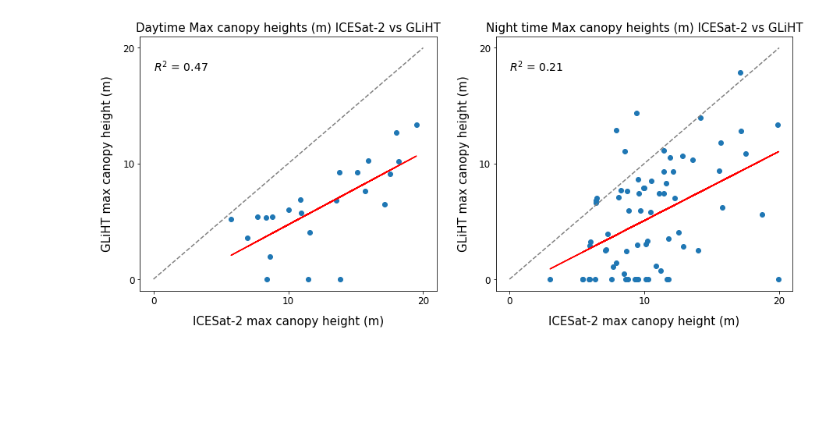
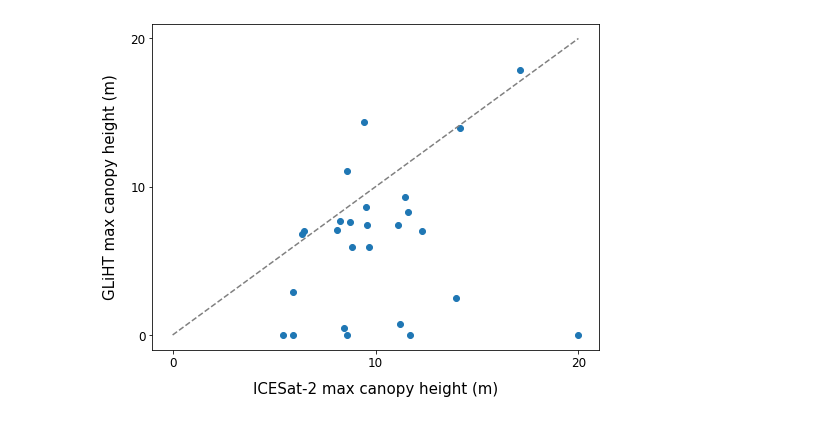
Before and after one commit to kvshashank/Codes, a Jupyter notebook: ICESat-2_codes/ATL08_exploratory_data_analysis.ipynb, the cells around one changed output. Drawn from its saved outputs; the diff is of its cells as text; code cells hidden in the pictures; blank space fills up the shorter version.

```diff
--- a/ICESat-2_codes/ATL08_exploratory_data_analysis.ipynb
+++ b/ICESat-2_codes/ATL08_exploratory_data_analysis.ipynb
@@ -163,58 +189,29 @@ plt.show()
 # %%
-### Compare the GLiHt max canopy heights with ICESat2
-
-day_data = pd.read_csv("r.stats_compare_icesat2_day_gliht_max_canopy", header=None, sep=" ",
-                        names=["icesat2","gliht"])
-night_data = pd.read_csv("r.stats_compare_icesat2_night_gliht_max_canopy", header=None, sep=" ",
-                        names=["icesat2","gliht"])
+data = pd.read_csv("rstats_gliht_icesat_cabo_rojo_night", header=None, sep=" ", names=["gliht", "icesat2"])
 
 ## Remove outliers from data
-day_data = day_data[(day_data["icesat2"] < 20) & (day_data["gliht"] < 20)]
-night_data = night_data[(night_data["icesat2"] < 20) & (night_data["gliht"] < 20)]
+data = data[(data["icesat2"] < 20) & (data["gliht"] < 20)]
 
-fig, (ax1, ax2) = plt.subplots(nrows=1, ncols=2, figsize=(15,6))
+fig, ax = plt.subplots(figsize=(8,6))
 
-## Plot Daytime
-ax1.plot(day_data["icesat2"],day_data["gliht"],"o")
-ax1.set_title("Daytime Max canopy heights (m) ICESat-2 vs GLiHT", fontsize=15)
-ax1.set_xlabel("ICESat-2 max canopy height (m)", fontsize=15, labelpad=12)
-ax1.set_ylabel("GLiHT max canopy height (m)", fontsize=15, labelpad=12)
-ax1.set_xticks(np.arange(0,30,10))
-ax1.set_yticks(np.arange(0,30,10))
-ax1.set_xticklabels(np.arange(0,30,10), fontsize=12)
-ax1.set_yticklabels(np.arange(0,30,10), fontsize=12)
-ax1.plot(np.arange(0,30,10), np.arange(0,30,10), '--', c='grey')
+ax.plot(data["icesat2"],data["gliht"],"o")
+ax.set_xlabel("ICESat-2 max canopy height (m)", fontsize=15, labelpad=12)
+ax.set_ylabel("GLiHT max canopy height (m)", fontsize=15, labelpad=12)
+ax.set_xticks(np.arange(0,30,10))
+ax.set_yticks(np.arange(0,30,10))
+ax.set_xticklabels(np.arange(0,30,10), fontsize=12)
+ax.set_yticklabels(np.arange(0,30,10), fontsize=12)
+ax.plot(np.arange(0,30,10), np.arange(0,30,10), '--', c='grey')
 
 # Linear regression
-reg = LinearRegression().fit(np.array(day_data["icesat2"]).reshape(-1, 1), np.array(day_data["gliht"]).reshape(-1, 1))
-m = reg.coef_[0][0]
-c = reg.intercept_
-ax1.plot(day_data["icesat2"], m*day_data["icesat2"] + c, c='red')
-r2 = str(round(reg.score(np.array(day_data["icesat2"]).reshape(-1, 1), np.array(day_data["gliht"]).reshape(-1, 1)), 2))
-ax1.text(0,18,"$R^2$ = %s" %r2, fontsize=14)
-#ax1.text(0,16,"slope = %s" %str(round(m, 2)), fontsize=14)
-
-
-## Plot Nighttime
-ax2.plot(night_data["icesat2"],night_data["gliht"],"o")
-ax2.set_title("Night time Max canopy heights (m) ICESat-2 vs GLiHT", fontsize=15)
-ax2.set_xlabel("ICESat-2 max canopy height (m)", fontsize=15, labelpad=12)
-ax2.set_ylabel("GLiHT max canopy height (m)", fontsize=15, labelpad=12)
-ax2.set_xticks(np.arange(0,30,10))
-ax2.set_yticks(np.arange(0,30,10))
-ax2.set_xticklabels(np.arange(0,30,10), fontsize=12)
-ax2.set_yticklabels(np.arange(0,30,10), fontsize=12)
-ax2.plot(np.arange(0,30,10), np.arange(0,30,10), '--', c='grey')
-
-# Linear regression
-reg = LinearRegression().fit(np.array(night_data["icesat2"]).reshape(-1, 1), np.array(night_data["gliht"]).reshape(-1, 1))
-m = reg.coef_[0][0]
-c = reg.intercept_
-ax2.plot(night_data["icesat2"], m*night_data["icesat2"] + c, c='red')
-r2 = str(round(reg.score(np.array(night_data["icesat2"]).reshape(-1, 1), np.array(night_data["gliht"]).reshape(-1, 1)), 2))
-ax2.text(0,18,"$R^2$ = %s" %r2, fontsize=14)
-#ax2.text(0,16,"slope = %s" %str(round(m, 2)), fontsize=14)
+#reg = LinearRegression().fit(np.array(data["icesat2"]).reshape(-1, 1), np.array(data["gliht"]).reshape(-1, 1))
+#m = reg.coef_[0][0]
+#c = reg.intercept_
+#ax.plot(data["icesat2"], m*data["icesat2"] + c, c='red')
+#r2 = str(round(reg.score(np.array(data["icesat2"]).reshape(-1, 1), np.array(data["gliht"]).reshape(-1, 1)), 2))
+#ax.text(0,18,"$R^2$ = %s" %r2, fontsize=14)
+#ax.text(0,16,"slope = %s" %str(round(m, 2)), fontsize=14)
 
 plt.show()
 # %% [output]
-[figure, old version]
+[figure, new version]
```
Also changed, not shown: parts of 7 cells of this notebook.
